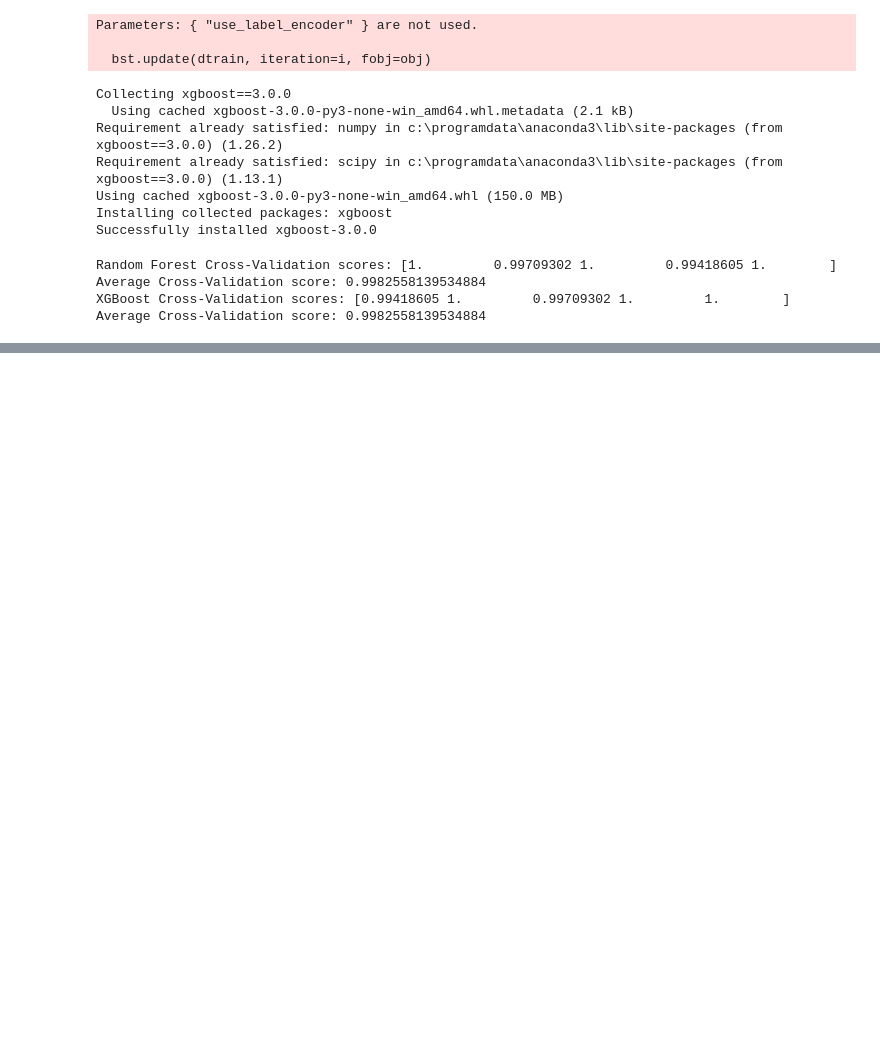
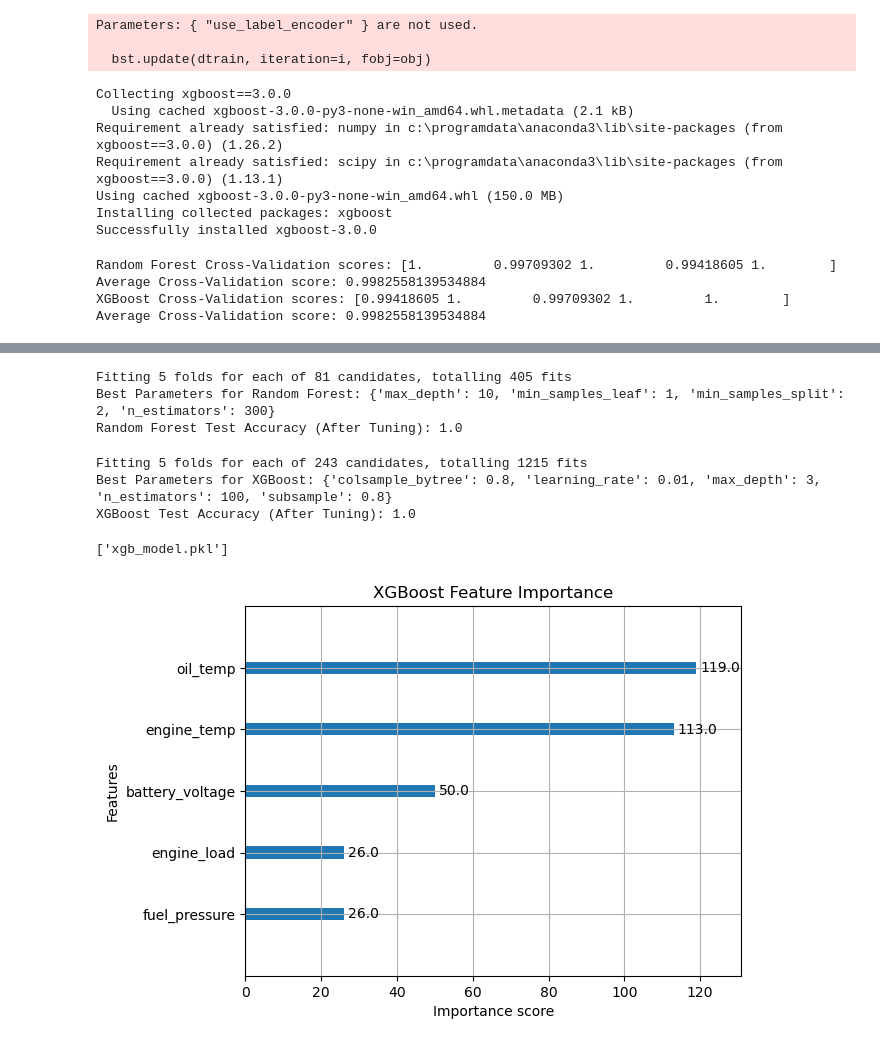
Before and after one commit to vishwakakadia/AutoAI-Smart-Vehicle-Health-Monitoring-Failure-Prediction, a Jupyter notebook: model.ipynb, the cells around one changed output, grey strips where cells are left out. Drawn from its saved outputs; the diff is of its cells as text; code cells hidden in the pictures; blank space fills up the shorter version.

Commit message:
finalised asnd saved model

```diff
--- a/model.ipynb
+++ b/model.ipynb
@@ -132,0 +197,69 @@ Average Cross-Validation score: 0.9982558139534884
+# %%
+from sklearn.model_selection import GridSearchCV
+
+# Hyperparameter tuning for Random Forest
+param_grid_rf = {
+    'n_estimators': [100, 200, 300],
+    'max_depth': [None, 10, 20],
+    'min_samples_split': [2, 5, 10],
+    'min_samples_leaf': [1, 2, 4]
+}
+
+# Grid Search
+grid_search_rf = GridSearchCV(estimator=RandomForestClassifier(), param_grid=param_grid_rf, cv=5, n_jobs=-1, verbose=2)
+grid_search_rf.fit(X_train, y_train)
+
+# Best parameters
+print("Best Parameters for Random Forest:", grid_search_rf.best_params_)
+
+# Evaluate on the test set using the best model
+best_rf_model = grid_search_rf.best_estimator_
+y_pred_rf_best = best_rf_model.predict(X_test)
+print("Random Forest Test Accuracy (After Tuning):", accuracy_score(y_test, y_pred_rf_best))
+# %% [output]
+Fitting 5 folds for each of 81 candidates, totalling 405 fits
+Best Parameters for Random Forest: {'max_depth': 10, 'min_samples_leaf': 1, 'min_samples_split': 2, 'n_estimators': 300}
+Random Forest Test Accuracy (After Tuning): 1.0
+# %%
+from sklearn.model_selection import GridSearchCV
+
+# Hyperparameter tuning for XGBoost
+param_grid_xgb = {
+    'n_estimators': [100, 200, 300],
+    'max_depth': [3, 5, 7],
+    'learning_rate': [0.01, 0.1, 0.2],
+    'subsample': [0.8, 0.9, 1.0],
+    'colsample_bytree': [0.8, 0.9, 1.0]
+}
+
+# Grid Search for XGBoost
+grid_search_xgb = GridSearchCV(estimator=XGBClassifier(), param_grid=param_grid_xgb, cv=5, n_jobs=-1, verbose=2)
+grid_search_xgb.fit(X_train, y_train)
+
+# Best parameters
+print("Best Parameters for XGBoost:", grid_search_xgb.best_params_)
+
+# Evaluate on the test set using the best model
+best_xgb_model = grid_search_xgb.best_estimator_
+y_pred_xgb_best = best_xgb_model.predict(X_test)
+print("XGBoost Test Accuracy (After Tuning):", accuracy_score(y_test, y_pred_xgb_best))
+# %% [output]
+Fitting 5 folds for each of 243 candidates, totalling 1215 fits
+Best Parameters for XGBoost: {'colsample_bytree': 0.8, 'learning_rate': 0.01, 'max_depth': 3, 'n_estimators': 100, 'subsample': 0.8}
+XGBoost Test Accuracy (After Tuning): 1.0
+# %%
+import joblib
+
+joblib.dump(best_xgb_model, 'xgb_model.pkl')
+# %% [output]
+['xgb_model.pkl']
+# %%
+import xgboost as xgb
+import matplotlib.pyplot as plt
+
+
+xgb.plot_importance(best_xgb_model)
+plt.title("XGBoost Feature Importance")
+plt.show()
+# %% [output]
+[figure, added]
```
Also changed, not shown: parts of 3 cells of this notebook, 1 other file.
